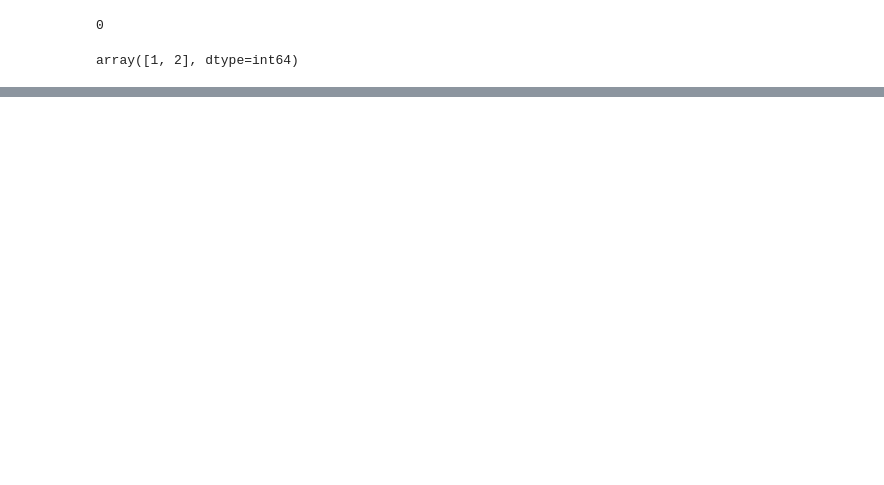
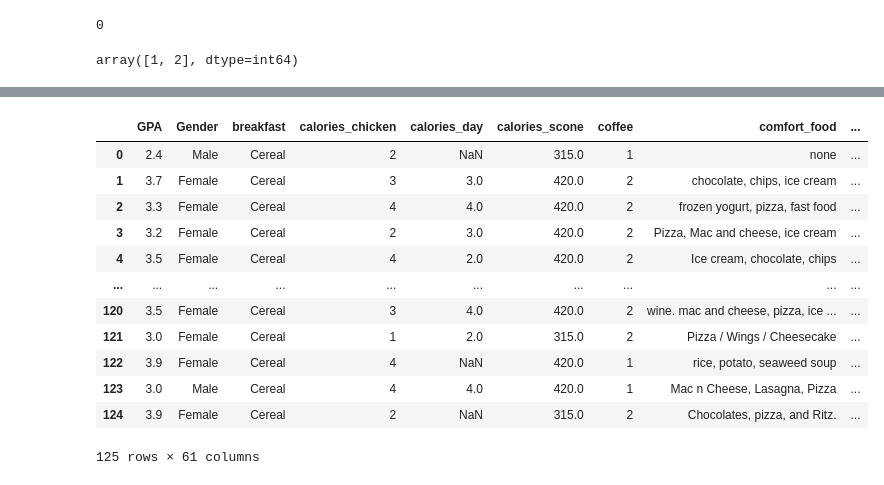
Before and after one commit to Omkar078/Food_Data_Processing, a Jupyter notebook: food_cleaning.ipynb, the cells around one changed output, grey strips where cells are left out. Cells and saved outputs as stored; diff of their text form; code cells hidden in the pictures; blank space fills up the shorter version.

```diff
--- a/food_cleaning.ipynb
+++ b/food_cleaning.ipynb
@@ -168,5 +168,6 @@ df['breakfast'].isnull().sum()
 df['breakfast'].unique()
 # %% [output]
 array([1, 2], dtype=int64)
-# %%
-df['breakfast'] = df['breakfast'].replace({1 : 'Cereal', })
+# %%
+df['breakfast'] = df['breakfast'].replace({1 : 'Cereal', 2 : 'Donut'})
+df['breakfast']
@@ -172,0 +211,3 @@ df['breakfast'] = df['breakfast'].replace({1 : 'Cereal', })
+# %%
+df['calories_chicken'] = df['calories_chicken'].replace({265 : 1, 430 : 2, 610 : 3, 720 : 4})
+df['calories_chicken']
@@ -172,0 +227,16 @@ df['breakfast'] = df['breakfast'].replace({1 : 'Cereal', })
+# %%
+df
+# %% [output]
+|  | GPA | Gender | breakfast | calories_chicken | calories_day | calories_scone | coffee | comfort_food | ... |
+| 0 | 2.4 | Male | Cereal | 2 | NaN | 315.0 | 1 | none | ... |
+| 1 | 3.7 | Female | Cereal | 3 | 3.0 | 420.0 | 2 | chocolate, chips, ice cream | ... |
+| 2 | 3.3 | Female | Cereal | 4 | 4.0 | 420.0 | 2 | frozen yogurt, pizza, fast food | ... |
+| 3 | 3.2 | Female | Cereal | 2 | 3.0 | 420.0 | 2 | Pizza, Mac and cheese, ice cream | ... |
+| 4 | 3.5 | Female | Cereal | 4 | 2.0 | 420.0 | 2 | Ice cream, chocolate, chips | ... |
+| ... | ... | ... | ... | ... | ... | ... | ... | ... | ... |
+| 120 | 3.5 | Female | Cereal | 3 | 4.0 | 420.0 | 2 | wine. mac and cheese, pizza, ice ... | ... |
+| 121 | 3.0 | Female | Cereal | 1 | 2.0 | 315.0 | 2 | Pizza / Wings / Cheesecake | ... |
+| 122 | 3.9 | Female | Cereal | 4 | NaN | 420.0 | 1 | rice, potato, seaweed soup | ... |
+| 123 | 3.0 | Male | Cereal | 4 | 4.0 | 420.0 | 1 | Mac n Cheese, Lasagna, Pizza | ... |
+| 124 | 3.9 | Female | Cereal | 2 | NaN | 315.0 | 2 | Chocolates, pizza, and Ritz. | ... |
+125 rows × 61 columns
```
Also changed, not shown: parts of 15 cells of this notebook.
